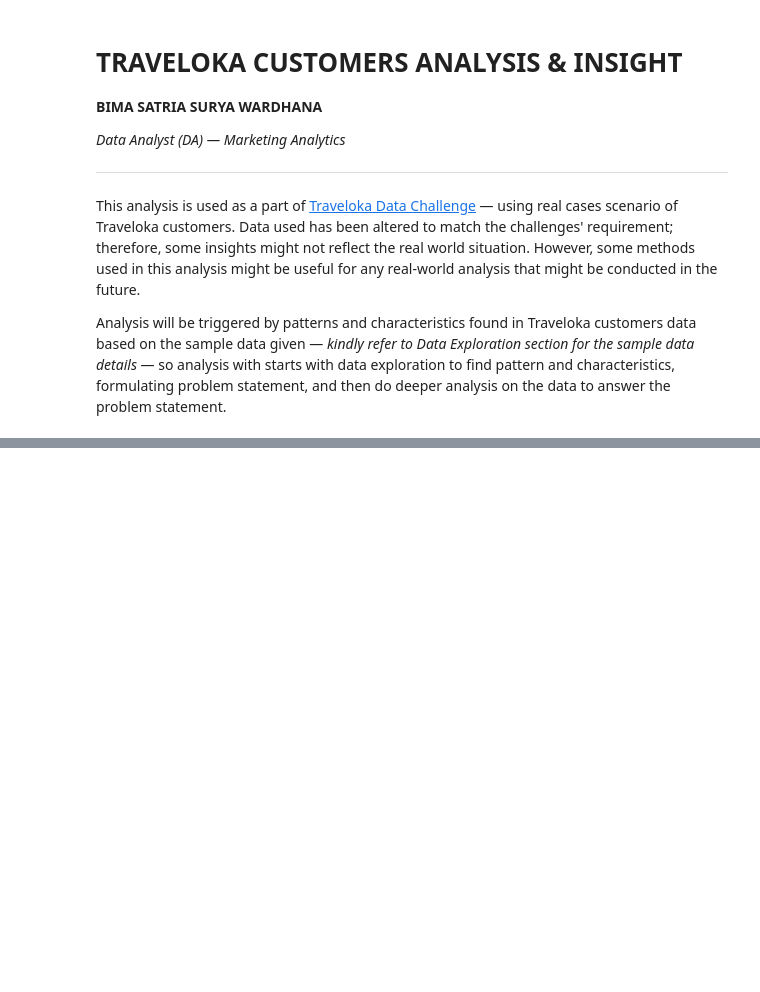
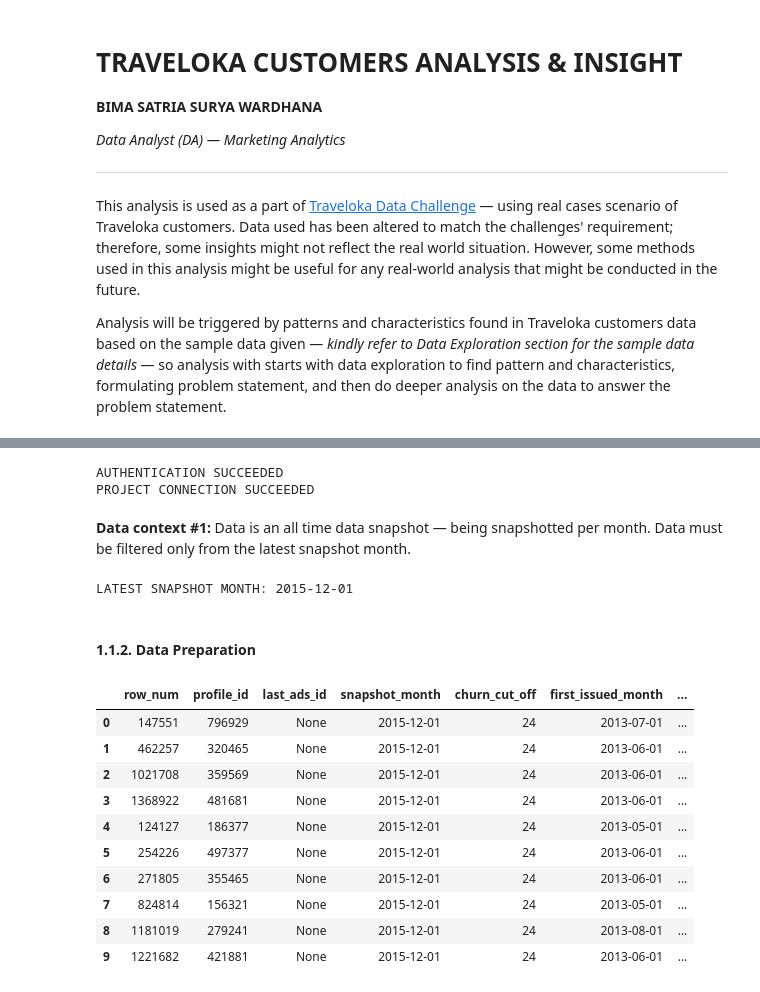
Before and after one commit to bimawardhana/traveloka-data-analysis, a Jupyter notebook: traveloka-data-challenge/Solution_BimaSatria_SuryaWardhana.ipynb, the cells around one changed output, grey strips where cells are left out. Drawn from its saved outputs; the diff is of its cells as text; code cells hidden in the pictures; blank space fills up the shorter version.

```diff
--- a/traveloka-data-challenge/Solution_BimaSatria_SuryaWardhana.ipynb
+++ b/traveloka-data-challenge/Solution_BimaSatria_SuryaWardhana.ipynb
@@ -32,0 +30,61 @@ Authenticated
+# %%
+# BIG QUERY AUTHENTICATION — interactively using web browser
+try:
+  auth.authenticate_user()
+  print("AUTHENTICATION SUCCEEDED")
+except:
+  print("AUTHENTICATION FAILED")
+
+# CONNECT TO PROJECT TO BE USED
+try:
+  client = bigquery.Client(project='tvlk-data-mktscience-dev')
+  print("PROJECT CONNECTION SUCCEEDED")
+except:
+  print("PROJECT CONNECTION FAILED")
+# %% [output]
+AUTHENTICATION SUCCEEDED
+PROJECT CONNECTION SUCCEEDED
+# %% [markdown]
+**Data context #1:**
+Data is an all time data snapshot — being snapshotted per month. Data must be filtered only from the latest snapshot month.
+# %%
+# SEARCHING THE LATEST SNAPSHOT MONTH — to be used for filtering on data extraction
+latest_snapshot_month = client.query(
+  '''
+    SELECT
+      CAST(MAX(snapshot_month) AS STRING) AS date
+    FROM
+      `tvlk-data-mktscience-dev.data_challenge.customer_lifecycle`
+  ''').to_dataframe().date[0]
+
+print("LATEST SNAPSHOT MONTH: %s" % latest_snapshot_month)
+# %% [output]
+LATEST SNAPSHOT MONTH: 2015-12-01
+# %%
+# IMPORTING DATA — analysis to be done in the dataframe
+tvlk_customers = client.query(
+    """
+      SELECT
+        *
+      FROM
+        `tvlk-data-mktscience-dev.data_challenge.customer_lifecycle`
+      WHERE
+        snapshot_month = \'%s\'
+    """ % (latest_snapshot_month)).to_dataframe()
+# %% [markdown]
+#### 1.1.2. Data Preparation
+# %%
+# VIEW DATA
+tvlk_customers.head(10)
+# %% [output]
+|  | row_num | profile_id | last_ads_id | snapshot_month | churn_cut_off | first_issued_month | ... |
+| 0 | 147551 | 796929 | None | 2015-12-01 | 24 | 2013-07-01 | ... |
+| 1 | 462257 | 320465 | None | 2015-12-01 | 24 | 2013-06-01 | ... |
+| 2 | 1021708 | 359569 | None | 2015-12-01 | 24 | 2013-06-01 | ... |
+| 3 | 1368922 | 481681 | None | 2015-12-01 | 24 | 2013-06-01 | ... |
+| 4 | 124127 | 186377 | None | 2015-12-01 | 24 | 2013-05-01 | ... |
+| 5 | 254226 | 497377 | None | 2015-12-01 | 24 | 2013-06-01 | ... |
+| 6 | 271805 | 355465 | None | 2015-12-01 | 24 | 2013-06-01 | ... |
+| 7 | 824814 | 156321 | None | 2015-12-01 | 24 | 2013-05-01 | ... |
+| 8 | 1181019 | 279241 | None | 2015-12-01 | 24 | 2013-08-01 | ... |
+| 9 | 1221682 | 421881 | None | 2015-12-01 | 24 | 2013-06-01 | ... |
```
Also changed, not shown: parts of 10 cells of this notebook.
